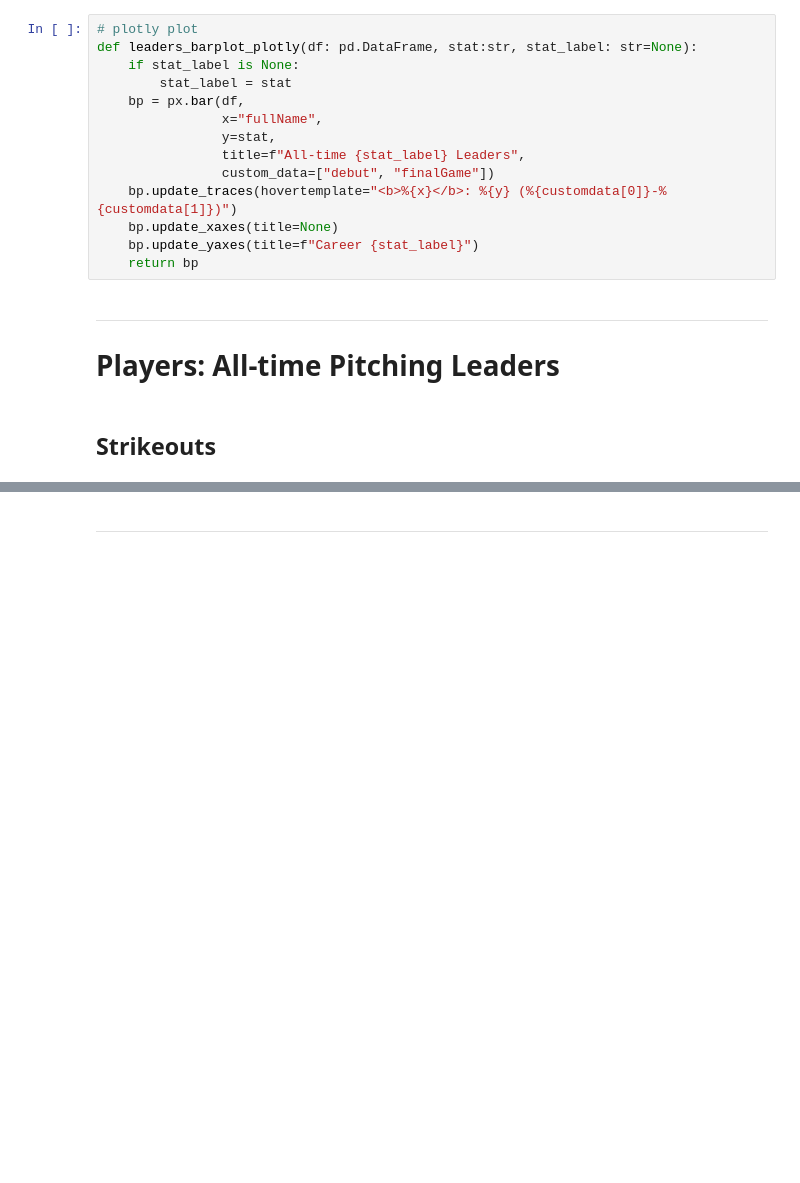
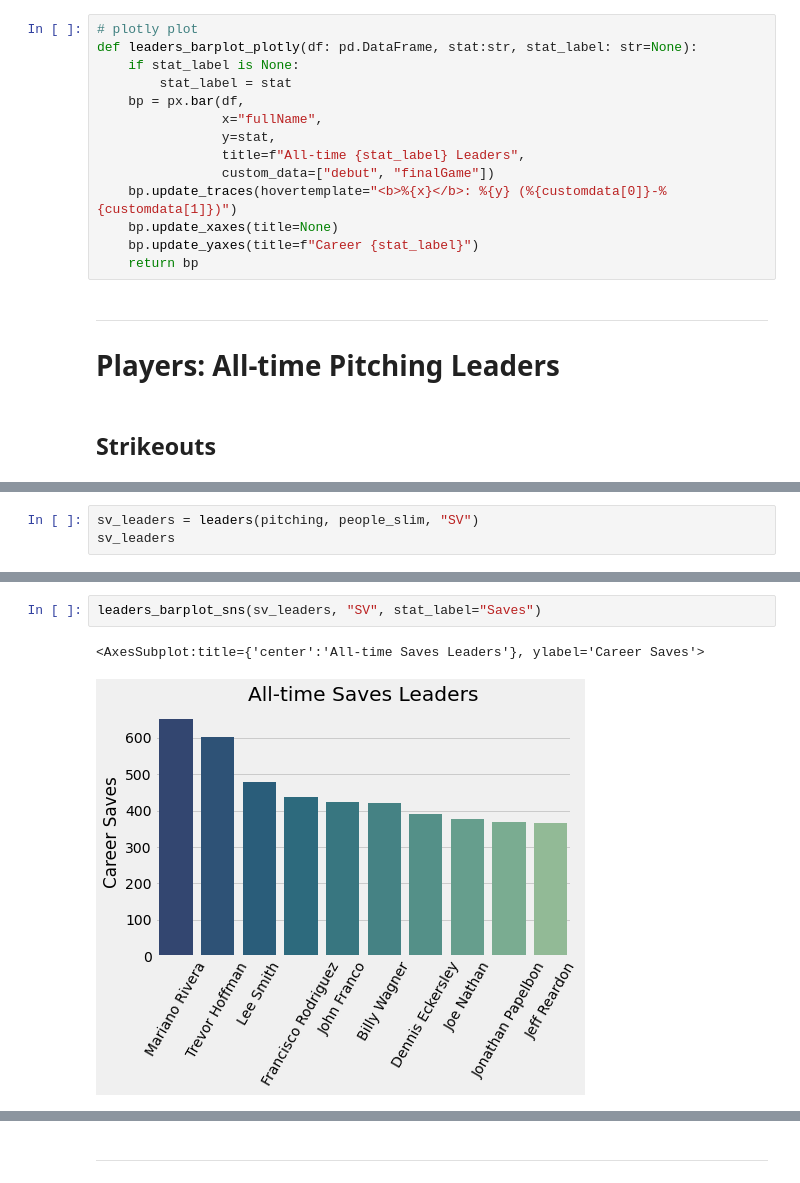
Before and after one commit to zengineering/data, a Jupyter notebook: notebooks/baseball_pitching-leaders.ipynb, the cells around one changed output, grey strips where cells are left out. Drawn from its saved outputs; the diff is of its cells as text; blank space fills up the shorter version.

```diff
--- a/notebooks/baseball_pitching-leaders.ipynb
+++ b/notebooks/baseball_pitching-leaders.ipynb
@@ -156,0 +221,3 @@ _____________________________________
+# %%
+sv_leaders = leaders(pitching, people_slim, "SV")
+sv_leaders
@@ -156,0 +236,5 @@ _____________________________________
+# %%
+leaders_barplot_sns(sv_leaders, "SV", stat_label="Saves")
+# %% [output]
+<AxesSubplot:title={'center':'All-time Saves Leaders'}, ylabel='Career Saves'>
+[figure, added]
```
Also changed, not shown: parts of 51 cells of this notebook.
